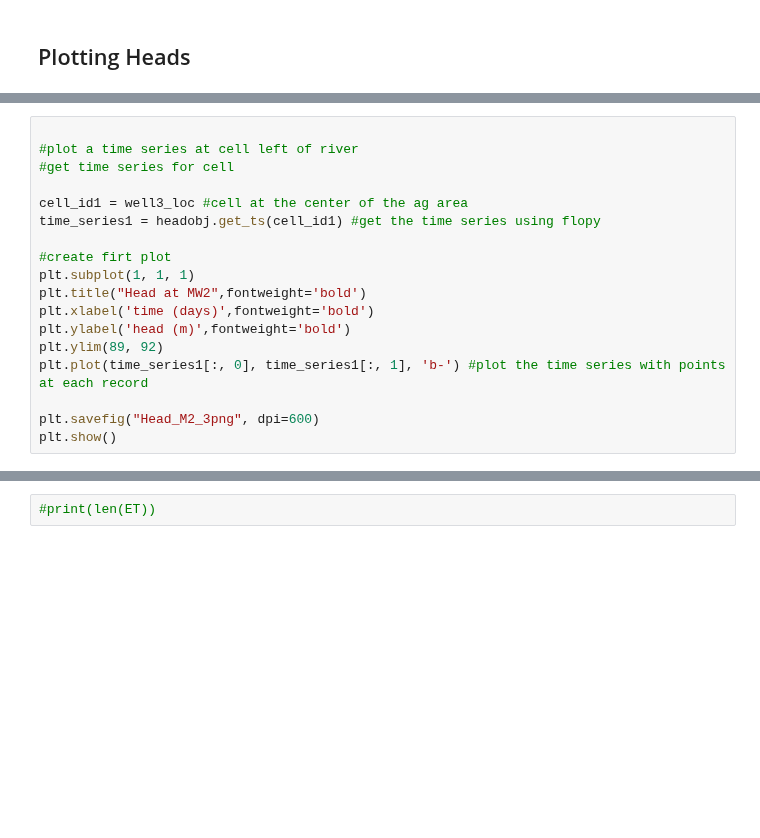
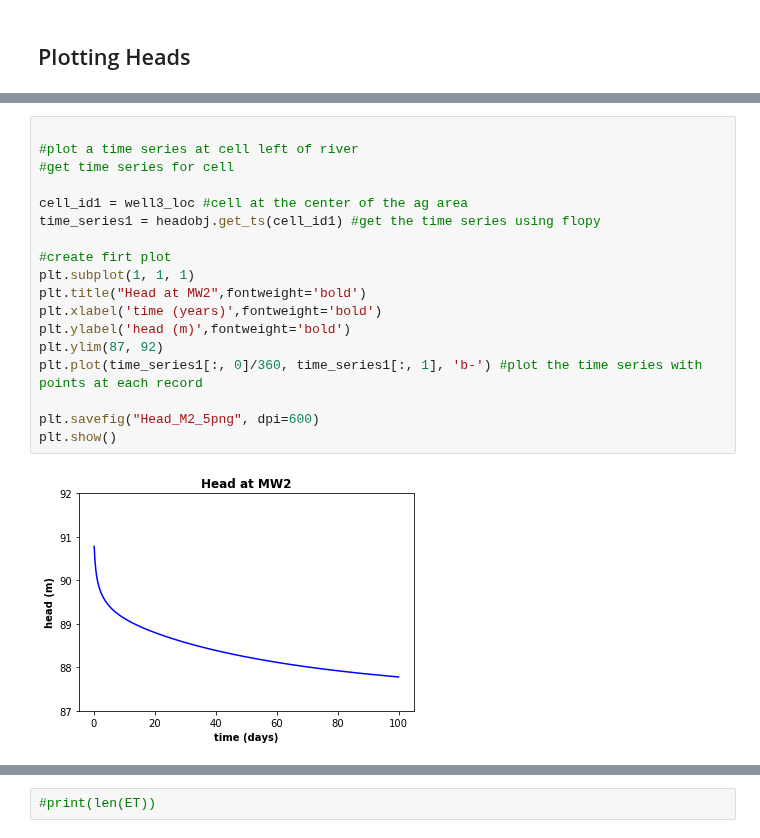
Before and after one commit to groundwater-modeling-Spring2020/Aguaseca_Project, a Jupyter notebook: Scenarios/Scenario56_no_SS-Dave.ipynb, the cells around one changed output, grey strips where cells are left out. Cells and saved outputs as stored; diff of their text form; blank space fills up the shorter version.

```diff
--- a/Scenarios/Scenario56_no_SS-Dave.ipynb
+++ b/Scenarios/Scenario56_no_SS-Dave.ipynb
@@ -669,21 +677,23 @@ plt.show()
 # %%
 
 #plot a time series at cell left of river
 #get time series for cell
 
 cell_id1 = well3_loc #cell at the center of the ag area
 time_series1 = headobj.get_ts(cell_id1) #get the time series using flopy
 
 #create firt plot
 plt.subplot(1, 1, 1)
 plt.title("Head at MW2",fontweight='bold')
-plt.xlabel('time (days)',fontweight='bold')
+plt.xlabel('time (years)',fontweight='bold')
 plt.ylabel('head (m)',fontweight='bold')
-plt.ylim(89, 92)
-plt.plot(time_series1[:, 0], time_series1[:, 1], 'b-') #plot the time series with points at each record
+plt.ylim(87, 92)
+plt.plot(time_series1[:, 0]/360, time_series1[:, 1], 'b-') #plot the time series with points at each record
 
-plt.savefig("Head_M2_3png", dpi=600)
+plt.savefig("Head_M2_5png", dpi=600)
 plt.show()
+# %% [output]
+[figure, added]
 # %%
 
 #plot a time series at cell left of river
```
Also changed, not shown: parts of 18 cells of this notebook, 4 other files.
